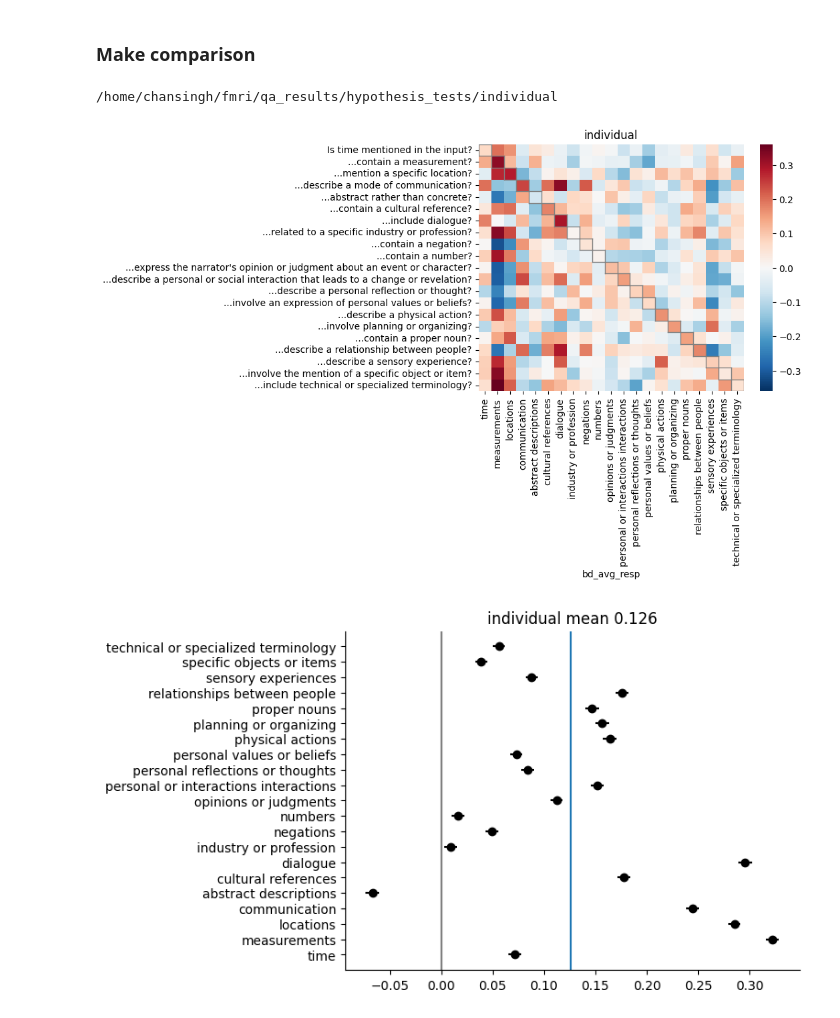
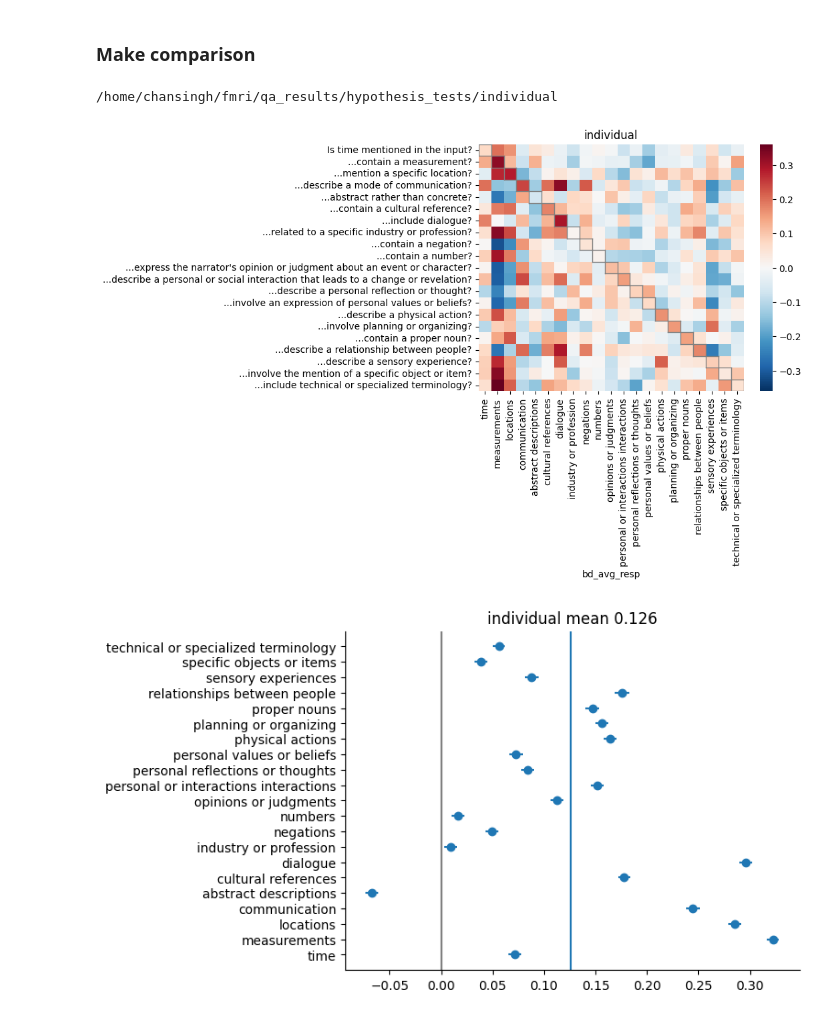
Before and after one commit to csinva/fmri, a Jupyter notebook: notebooks_gpt4/02_brain_drive_compare.ipynb, the cells around one changed output. Drawn from its saved outputs; the diff is of its cells as text; code cells hidden in the pictures.

```diff
--- a/notebooks_gpt4/02_brain_drive_compare.ipynb
+++ b/notebooks_gpt4/02_brain_drive_compare.ipynb
@@ -251,35 +251,35 @@ def corr_plots(wt_qas, wt_bds, out_dir_save, setting: str):
 
     corrs_mean = []
     corrs_err = []
     for i in tqdm(range(len(corrs.columns))):
         corr, corr_interval_min, corr_interval_max = _get_func_with_perm(
             wt_qas[0], wt_bds[0])
         corrs_mean.append(corr)
         corrs_err.append((corr_interval_max - corr_interval_min)/2)
     # sns.barplot(y=corrs.columns, x=np.diag(corrs), color='gray')
     plt.errorbar(np.diag(corrs), range(len(corrs.columns)),
-                 xerr=corrs_err, fmt='o', color='black')
+                 xerr=corrs_err, fmt='o', color='C0')
     plt.yticks(range(len(corrs.columns)), corrs.columns)
     plt.axvline(0, color='gray')
 
     plt.axvline(np.diag(corrs).mean())
     plt.title(f'{setting} mean {np.diag(corrs).mean():.3f}')
     plt.savefig(join(out_dir_save, 'corrs_barplot.pdf'), bbox_inches='tight')
     plt.show()
 
 
 # for setting in df_qa_dict.keys():
 for setting in ['individual']:
     df_qa_weights = df_qa_dict[setting]
     df_pairs = df_pairs[df_pairs['qa_weight'].isin(df_qa_weights.index)]
     wt_qas = df_qa_weights.loc[df_pairs['qa_weight'].values]['weights'].values
     wt_bds = [brain_drive_avgs[bd] for bd in df_pairs['bd_avg_resp'].values]
     corr_plots(wt_qas, wt_bds, join(
         repo_dir, 'qa_results', 'hypothesis_tests', setting), setting)
 # %% [output]
 /home/chansingh/fmri/qa_results/hypothesis_tests/individual
 [figure]
-[figure, old version]
+[figure, new version]
 # %%
 # quickshow(wt_qas[0])
 # quickshow(wt_bds[0])
```
Also changed, not shown: 1 other file.
